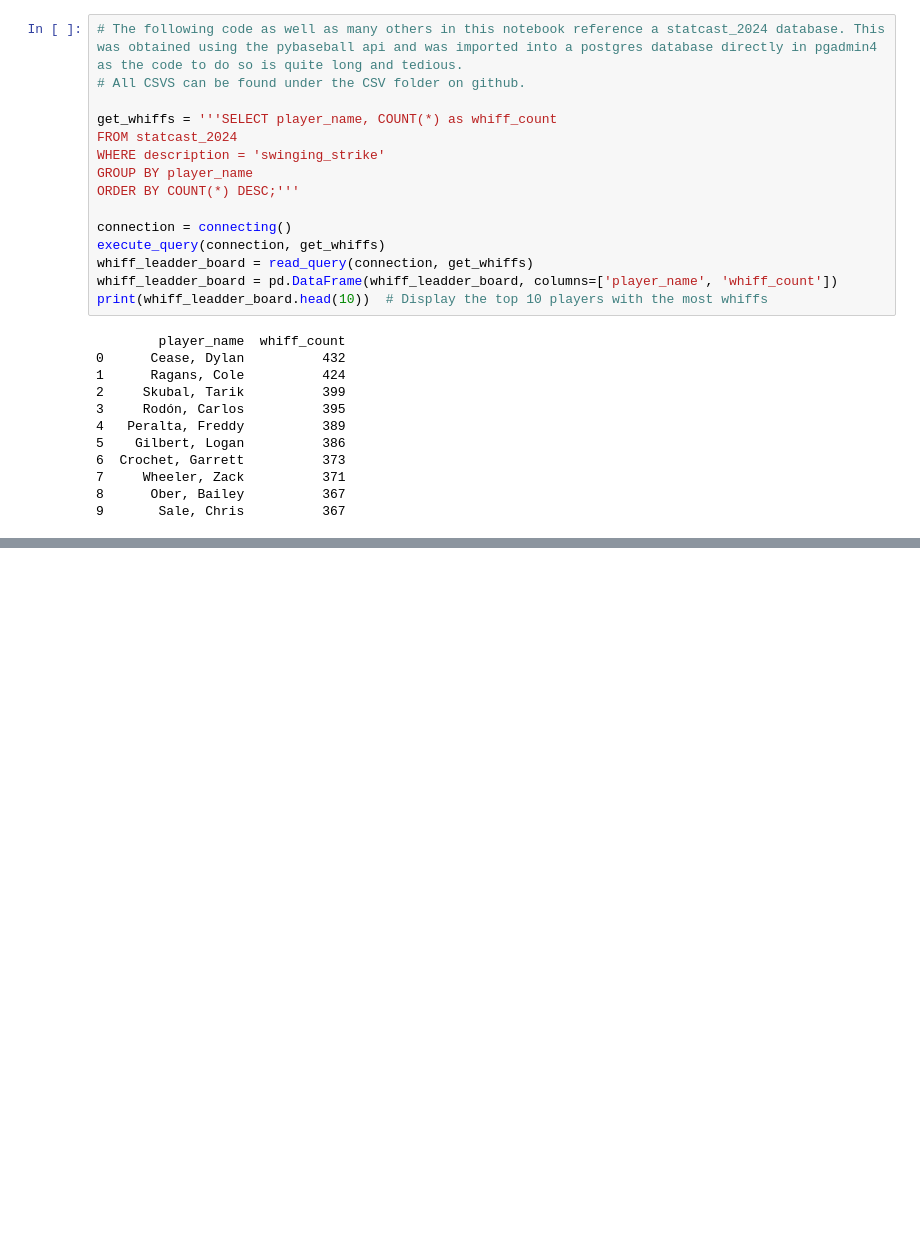
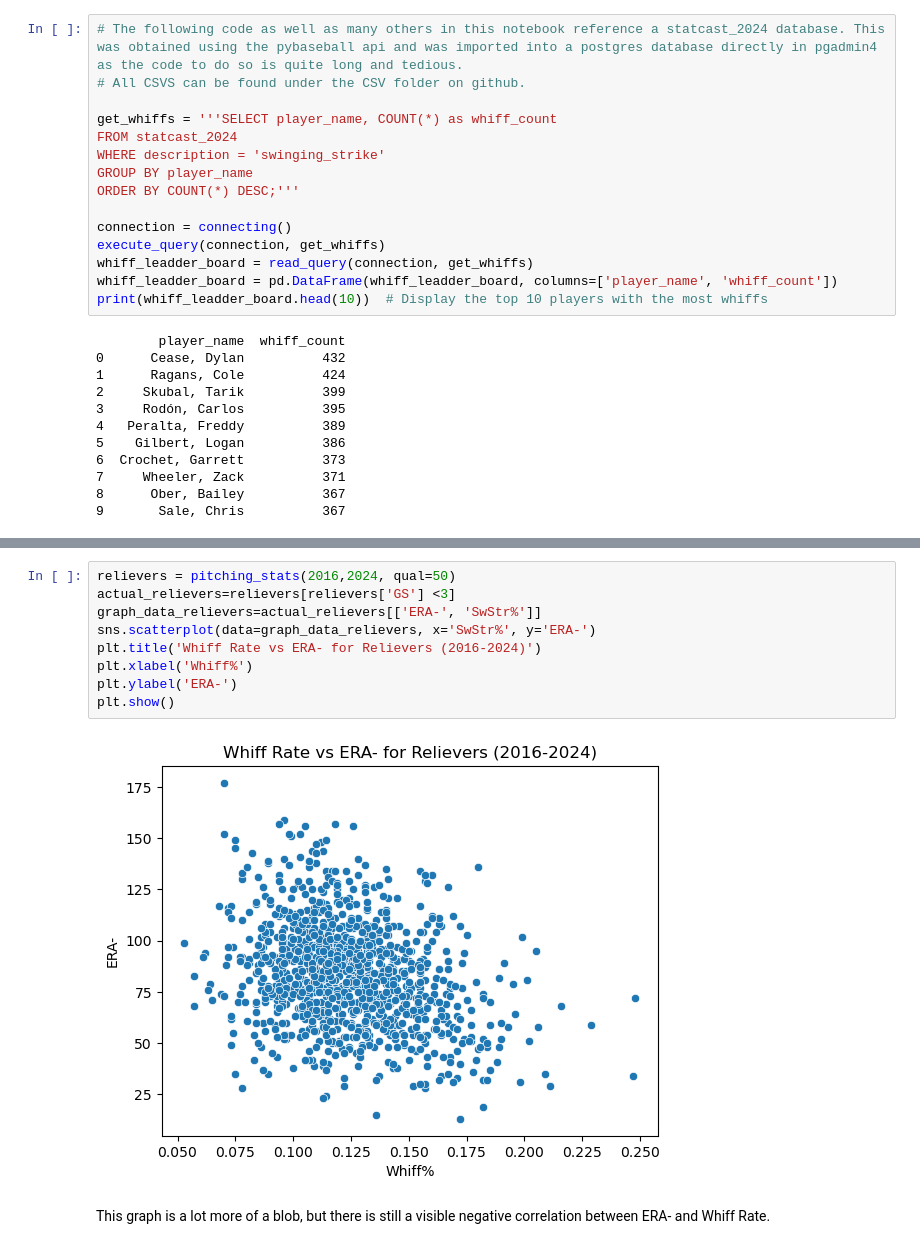
Before and after one commit to Ngilbert0807/Whiff-Analysis, a Jupyter notebook: Main Code/Report.ipynb, the cells around one changed output, grey strips where cells are left out. Cells and saved outputs as stored; diff of their text form; blank space fills up the shorter version.

```diff
--- a/Main Code/Report.ipynb
+++ b/Main Code/Report.ipynb
@@ -82,0 +102,13 @@ Those are some pretty good names topping the leaderboard, including both 2024 AL
+# %%
+relievers = pitching_stats(2016,2024, qual=50)
+actual_relievers=relievers[relievers['GS'] <3]
+graph_data_relievers=actual_relievers[['ERA-', 'SwStr%']]
+sns.scatterplot(data=graph_data_relievers, x='SwStr%', y='ERA-')
+plt.title('Whiff Rate vs ERA- for Relievers (2016-2024)')
+plt.xlabel('Whiff%')
+plt.ylabel('ERA-')
+plt.show()
+# %% [output]
+[figure, added]
+# %% [markdown]
+This graph is a lot more of a blob, but there is still a visible negative correlation between ERA- and Whiff Rate.
```
Also changed, not shown: parts of 6 cells of this notebook, 1 other file.
